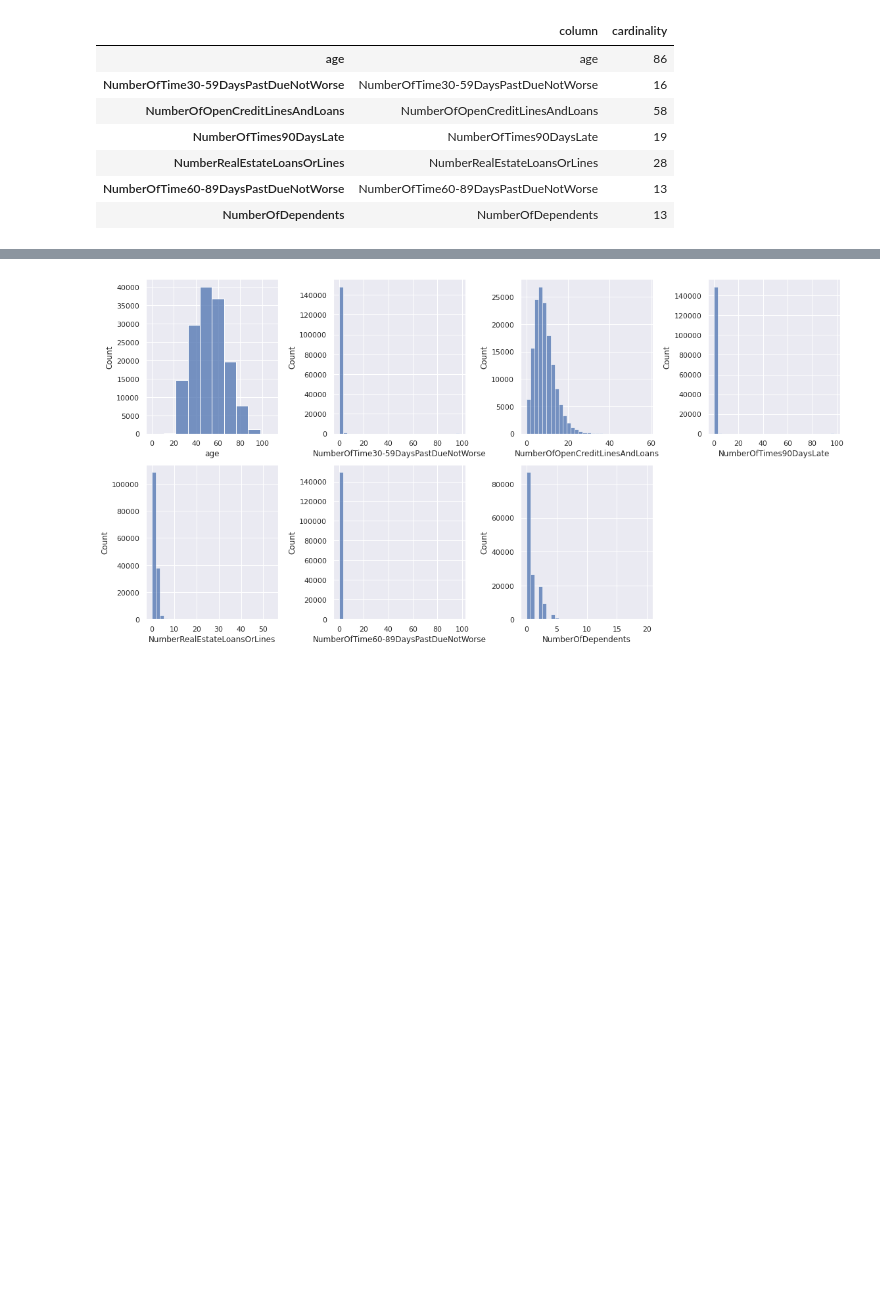
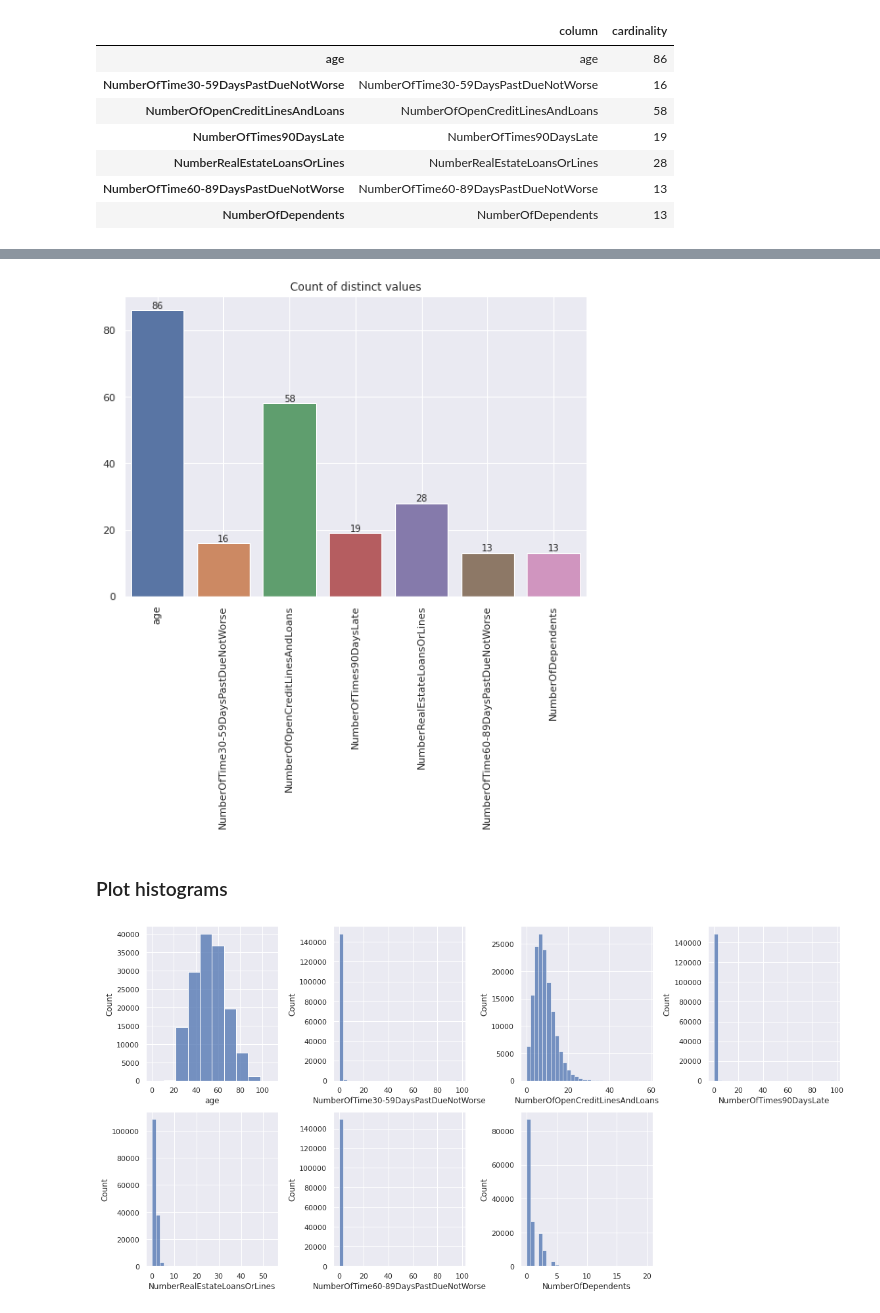
Before and after one commit to luigisaetta/credit_scoring, a Jupyter notebook: eda.ipynb, the cells around one changed output, grey strips where cells are left out. Drawn from its saved outputs; the diff is of its cells as text; code cells hidden in the pictures; blank space fills up the shorter version.

```diff
--- a/eda.ipynb
+++ b/eda.ipynb
@@ -118,0 +195,14 @@ anom_data.head()
+# %%
+# let's do a plot
+
+list_count = [orig_data[col].nunique() for col in cat_columns]
+
+# using Seaborn
+plt.figure(figsize=(9, 6))
+plt.title("Count of distinct values")
+ax = sns.barplot(x=cat_columns, y=list_count)
+ax.bar_label(ax.containers[0])
+plt.xticks(rotation=90)
+plt.grid(True)
+# %% [output]
+[figure, added]
@@ -119,2 +212,4 @@ anom_data.head()
+# %% [markdown]
+### Plot histograms
 # %%
 # number of bins for corresponding hist.
```
Also changed, not shown: parts of 26 cells of this notebook, 7 other files.
